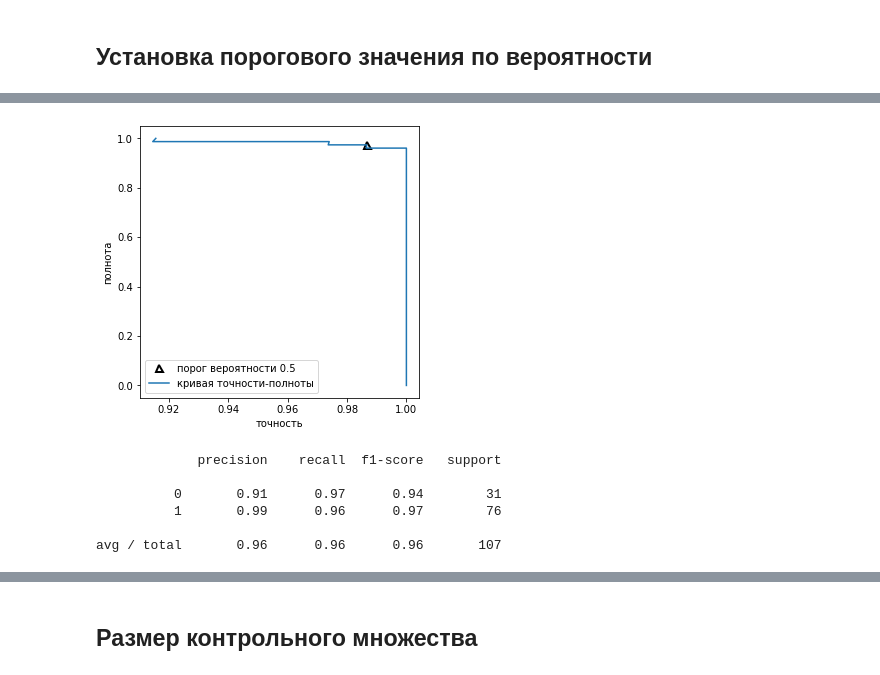
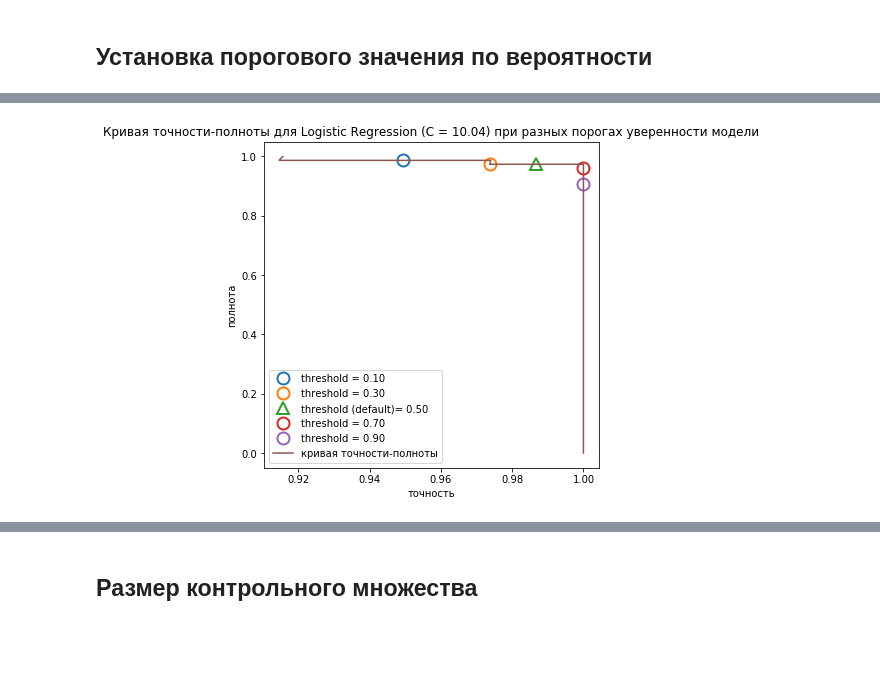
Before and after one commit to KarrieH/Breast_Can-er_training_ScikitLearn, a Jupyter notebook: log_reg_CancerData.ipynb, the cells around one changed output, grey strips where cells are left out. Cells and saved outputs as stored; diff of their text form; code cells hidden in the pictures; blank space fills up the shorter version.

```diff
--- a/log_reg_CancerData.ipynb
+++ b/log_reg_CancerData.ipynb
@@ -207,0 +278,4 @@ C = 4.60 правильность = 0.9371 AUC = 0.992
+# %%
+log_reg = LogisticRegression(C = 10.04).fit(X_train,y_train)
+print("Правильность на обучающем наборе: {:.3f}".format(log_reg.score(X_valid, y_valid)))
+print("Правильность на тестовом наборе: {:.3f}".format(log_reg.score(X_test, y_test)))
@@ -207,0 +285,17 @@ C = 4.60 правильность = 0.9371 AUC = 0.992
+# %%
+for i in [0.00003, 0.001, 10.4]:
+    log_reg = LogisticRegression(C = i).fit(X_trainval,y_trainval)
+    accuracy = log_reg.score(X_test, y_test)
+    auc = roc_auc_score(y_test, log_reg.decision_function(X_test))
+    fpr, tpr, _ = roc_curve(y_test, log_reg.decision_function(X_test))
+    print("C = {} правильность = {:.2f} AUC = {:.2f}".format(i,accuracy, auc))
+    plt.plot(fpr, tpr,  label="ROC-кривая C = {}".format(i))
+
+plt.xlabel("FPR")
+plt.ylabel("TPR (полнота)")
+plt.xlim(-0.01, 1)
+plt.ylim(0, 1.02)
+plt.title('ROC-кривая для Logistic Regression (C = [0.00003,0.001, 10.4])')
+plt.legend()
+rcParams['figure.figsize'] = 7, 7
+plt.show()
@@ -212,33 +332,31 @@ C = 4.60 правильность = 0.9371 AUC = 0.992
 # %%
 X_trainval, X_test, y_trainval, y_test = train_test_split(cancer.data, cancer.target,
                                                          stratify = cancer.target, random_state = 0)
 X_train, X_valid, y_train, y_valid = train_test_split(X_trainval,y_trainval, random_state = 0)
 
 # изначально порог на decision_function = 0, redict_proba = 0.5
 
-log_reg = LogisticRegression(C = 4.6)
+log_reg = LogisticRegression(C = 10.04)
 log_reg.fit(X_train, y_train)
 
 precision, recall, tresholds = precision_recall_curve(y_valid, log_reg.predict_proba(X_valid)[:,1])
-close_default = np.argmin(np.abs(tresholds - 0.5))
-plt.plot(precision[close_default], recall[close_default], '^', c='k',
-         markersize=7, label="порог вероятности 0.5", fillstyle="none", mew=2)
+
+rcParams['figure.figsize'] = 6, 6
+for i in np.arange(0.1,1,0.2):
+    if round(i,1) == 0.5:
+        close_point = np.argmin(np.abs(tresholds - i))
+        plt.plot(precision[close_point], recall[close_point], '^',
+                 markersize=12, label="threshold (default)= {:.2f}".format(i), fillstyle="none", mew=2)
+    else:
+        close_point = np.argmin(np.abs(tresholds - i))
+        plt.plot(precision[close_point], recall[close_point], 'o',
+             markersize=12, label="threshold = {:.2f}".format(i), fillstyle="none", mew=2)
 
 plt.plot(precision, recall, label = 'кривая точности-полноты')
 plt.xlabel('точность')
 plt.ylabel('полнота')
+plt.title('Кривая точности-полноты для Logistic Regression (C = 10.04) при разных порогах уверенности модели')
 plt.legend(loc = 'best')
 plt.show()
-
-rcParams['figure.figsize'] = 5, 5
-
-
-print(classification_report(y_valid,log_reg.predict(X_valid)))
 # %% [output]
-[figure, old version]
+[figure, new version]
-             precision    recall  f1-score   support
-
-          0       0.91      0.97      0.94        31
-          1       0.99      0.96      0.97        76
-
-avg / total       0.96      0.96      0.96       107
```
Also changed, not shown: parts of 80 cells of this notebook, 1 other file.
